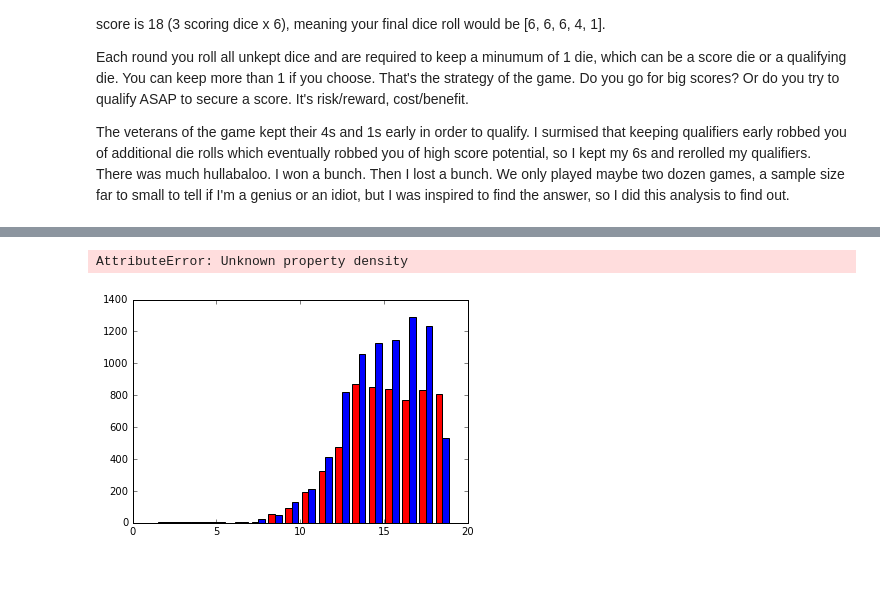
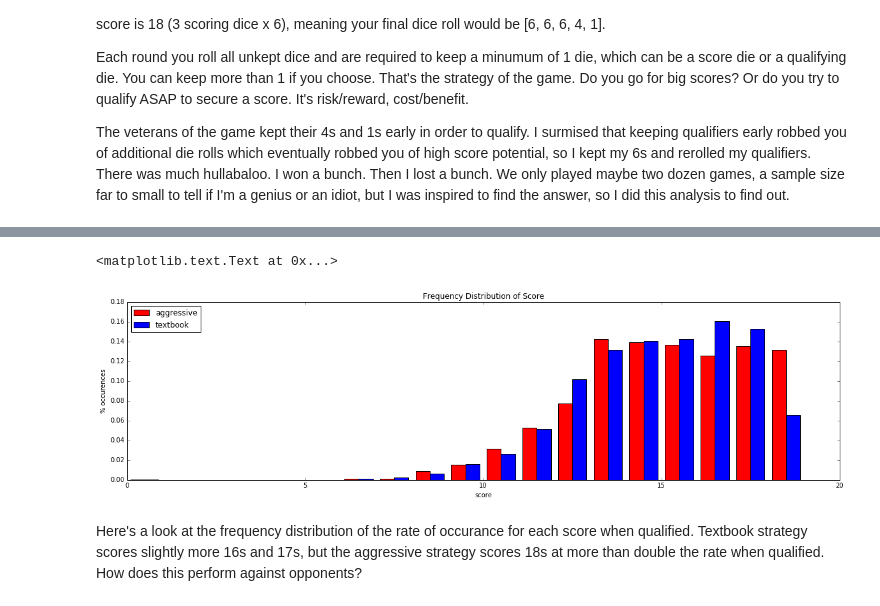
Before and after one commit to themikep82/matthand-dice, a Jupyter notebook: matthand-dice.ipynb, the cells around one changed output, grey strips where cells are left out. Saved outputs shown, nothing was run; the diff lists cells and outputs as text; code cells hidden in the pictures; blank space fills up the shorter version.

```diff
--- a/matthand-dice.ipynb
+++ b/matthand-dice.ipynb
@@ -310,21 +321,26 @@ plt.ylim([0,4000])
 # %%
 bins=[0,1,6,7,8,9,10,11,12,13,14,15,16,17,18,19]
 
 chart_data=[aggro_df[aggro_df.qualified==1]['score'],
             basic_df[basic_df.qualified==1]['score']]
 
-#data=[aggro_df['score'], basic_df['score']]
 colors=['red','blue']
 labels=['aggressive', 'textbook']
 
-plt.hist(chart_data, bins, histtype='bar', color=color, label=labels, stacked=False, density=True)
+fig, ax = plt.subplots(figsize=(20, 5))
+
+ax.hist(chart_data, bins, histtype='bar', color=color, label=labels, stacked=False, normed=True)
 
 ax.legend(prop={'size': 20})
 
+ax.legend(loc = 'upper left')
+
 plt.xlabel('score')
-plt.ylabel('occurences')
+plt.ylabel('% occurences')
 plt.title('Frequency Distribution of Score')
 #plt.ylim([0,4000])
 # %% [output]
-AttributeError: Unknown property density
+<matplotlib.text.Text at 0x...>
-[figure, old version]
+[figure, new version]
+# %% [markdown]
+Here's a look at the frequency distribution of the rate of occurance for each score when qualified. Textbook strategy scores slightly more 16s and 17s, but the aggressive strategy scores 18s at more than double the rate when qualified. How does this perform against opponents?
```
Also changed, not shown: parts of 22 cells of this notebook.
